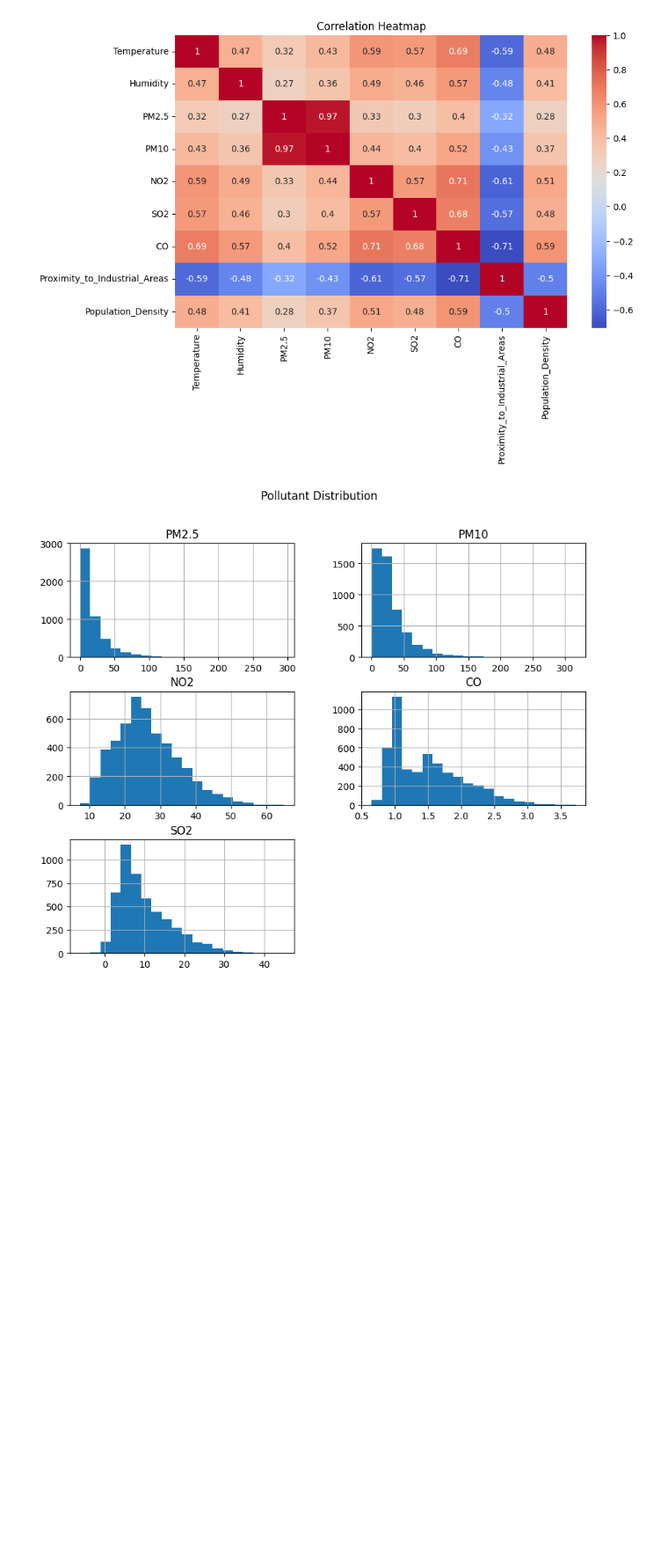
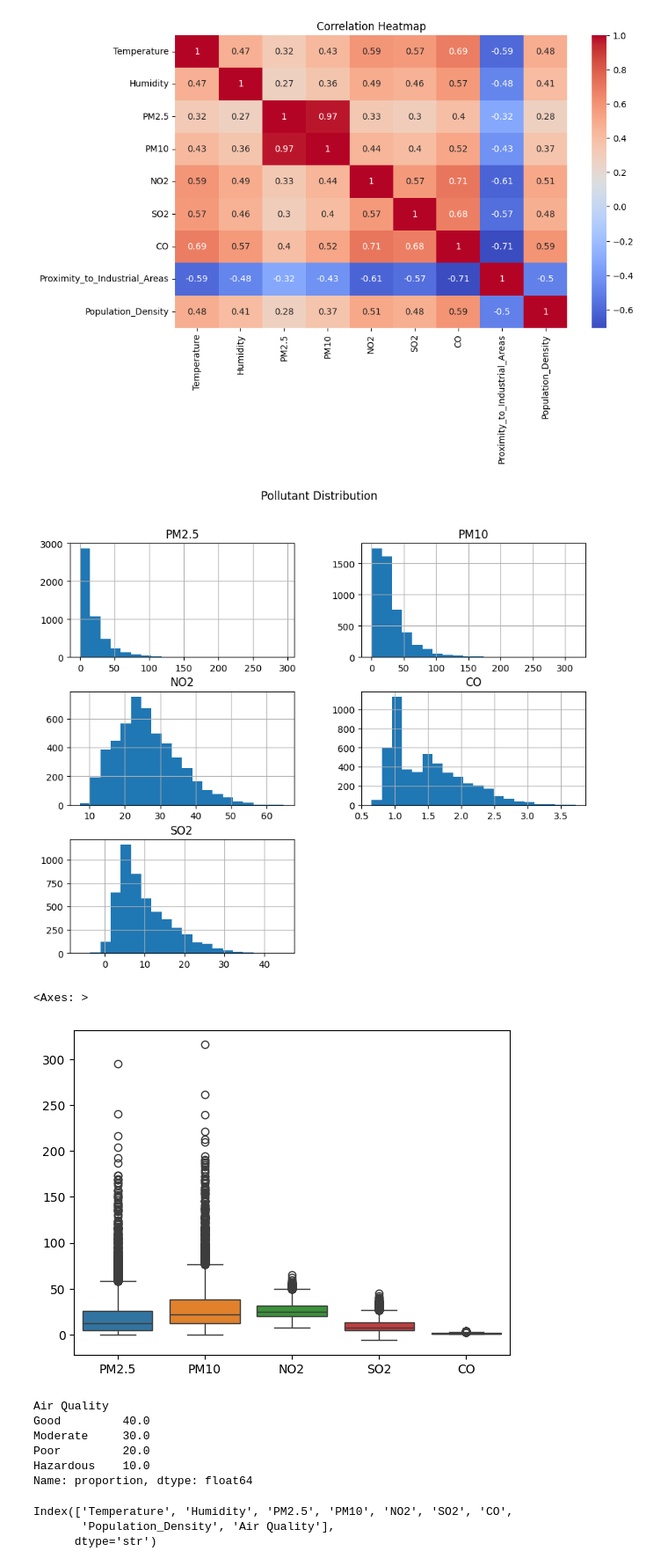
Before and after one commit to kriti123680/Air-Pollution-Analysis, a Jupyter notebook: notebook/pollution_analysis.ipynb, the cells around one changed output. Shown at 88% size. Drawn from its saved outputs; the diff is of its cells as text; code cells hidden in the pictures; blank space fills up the shorter version.

```diff
--- a/notebook/pollution_analysis.ipynb
+++ b/notebook/pollution_analysis.ipynb
@@ -144,3 +164,21 @@ plt.suptitle("Pollutant Distribution")
 plt.show()
 # %% [output]
 [figure]
+# %%
+#EDA
+import seaborn as sns
+
+sns.boxplot(data=df[["PM2.5","PM10","NO2","SO2","CO"]])
+# %% [output]
+<Axes: >
+[figure, added]
+# %%
+#Feature Selection
+df["Air Quality"].value_counts(normalize=True)*100
+# %% [output]
+Air Quality
+Good         40.0
+Moderate     30.0
+Poor         20.0
+Hazardous    10.0
+Name: proportion, dtype: float64
@@ -146,0 +188,6 @@ plt.show()
+# %%
+df.columns
+# %% [output]
+Index(['Temperature', 'Humidity', 'PM2.5', 'PM10', 'NO2', 'SO2', 'CO',
+       'Population_Density', 'Air Quality'],
+      dtype='str')
```
Also changed, not shown: parts of 21 cells of this notebook, 2 other files.
